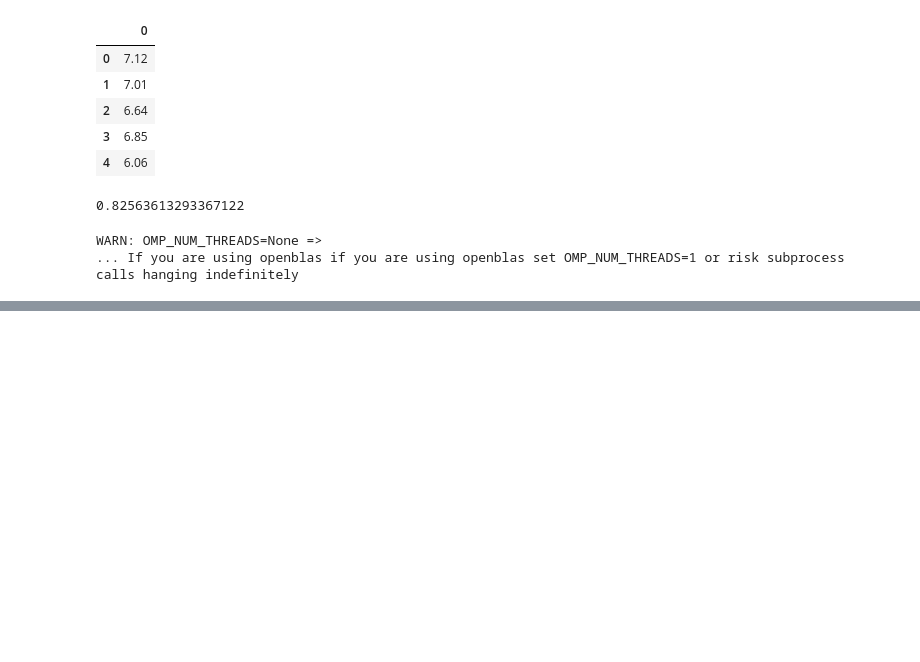
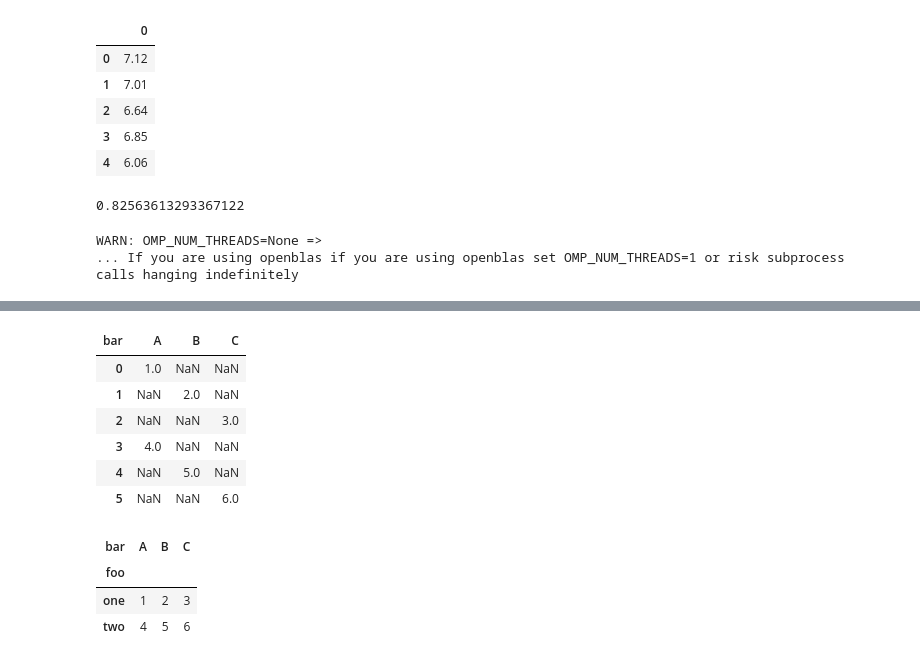
Before and after one commit to Jodahr/ImdbMovies, a Jupyter notebook: Untitled.ipynb, the cells around one changed output, grey strips where cells are left out. Cells and saved outputs as stored; diff of their text form; code cells hidden in the pictures; blank space fills up the shorter version.

```diff
--- a/Untitled.ipynb
+++ b/Untitled.ipynb
@@ -200,0 +274,15 @@ WARN: OMP_NUM_THREADS=None =>
+# %%
+df2.pivot(columns='bar', values='baz')
+df2.pivot(index='foo', columns='bar', values='baz')
+# %% [output]
+| bar | A | B | C |
+| 0 | 1.0 | NaN | NaN |
+| 1 | NaN | 2.0 | NaN |
+| 2 | NaN | NaN | 3.0 |
+| 3 | 4.0 | NaN | NaN |
+| 4 | NaN | 5.0 | NaN |
+| 5 | NaN | NaN | 6.0 |
+| bar | A | B | C |
+| foo |  |  |  |
+| one | 1 | 2 | 3 |
+| two | 4 | 5 | 6 |
```
Also changed, not shown: parts of 19 cells of this notebook.
